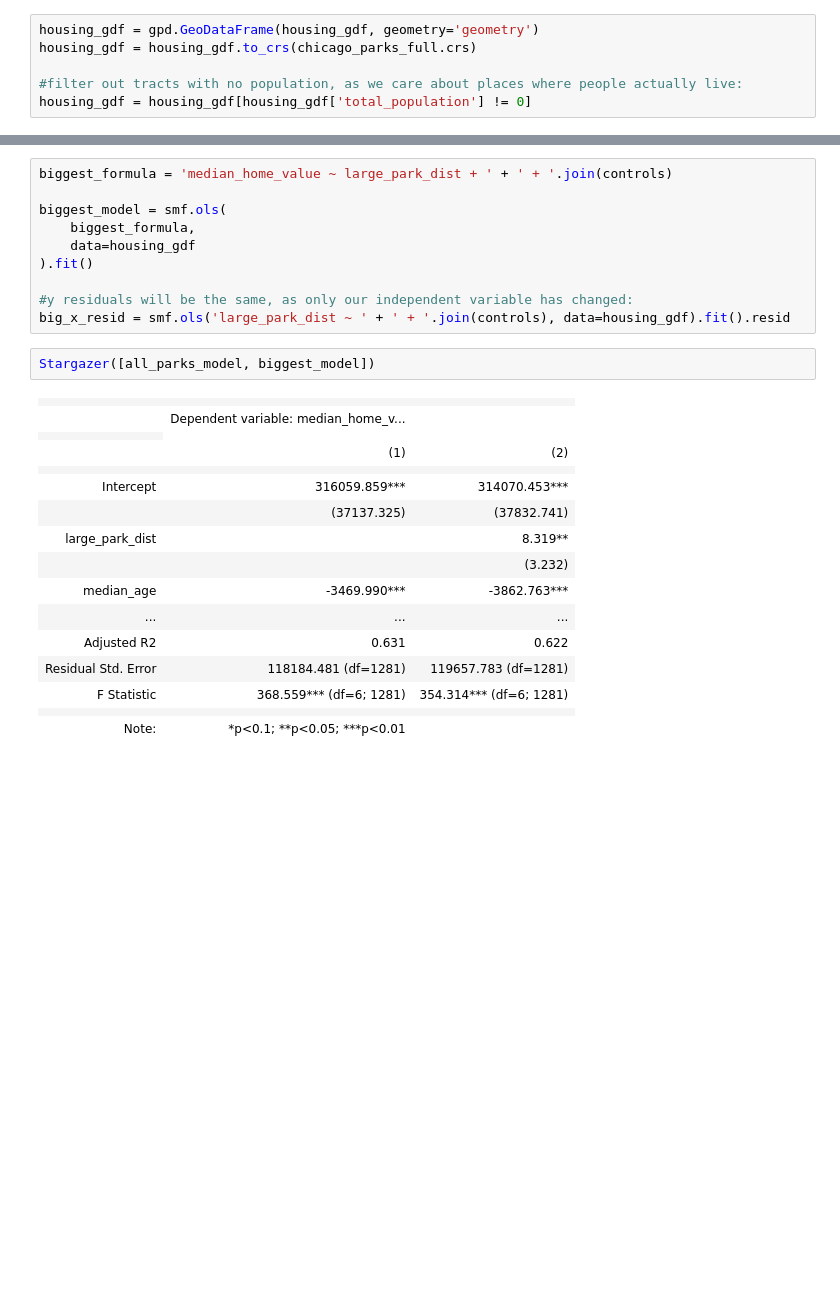
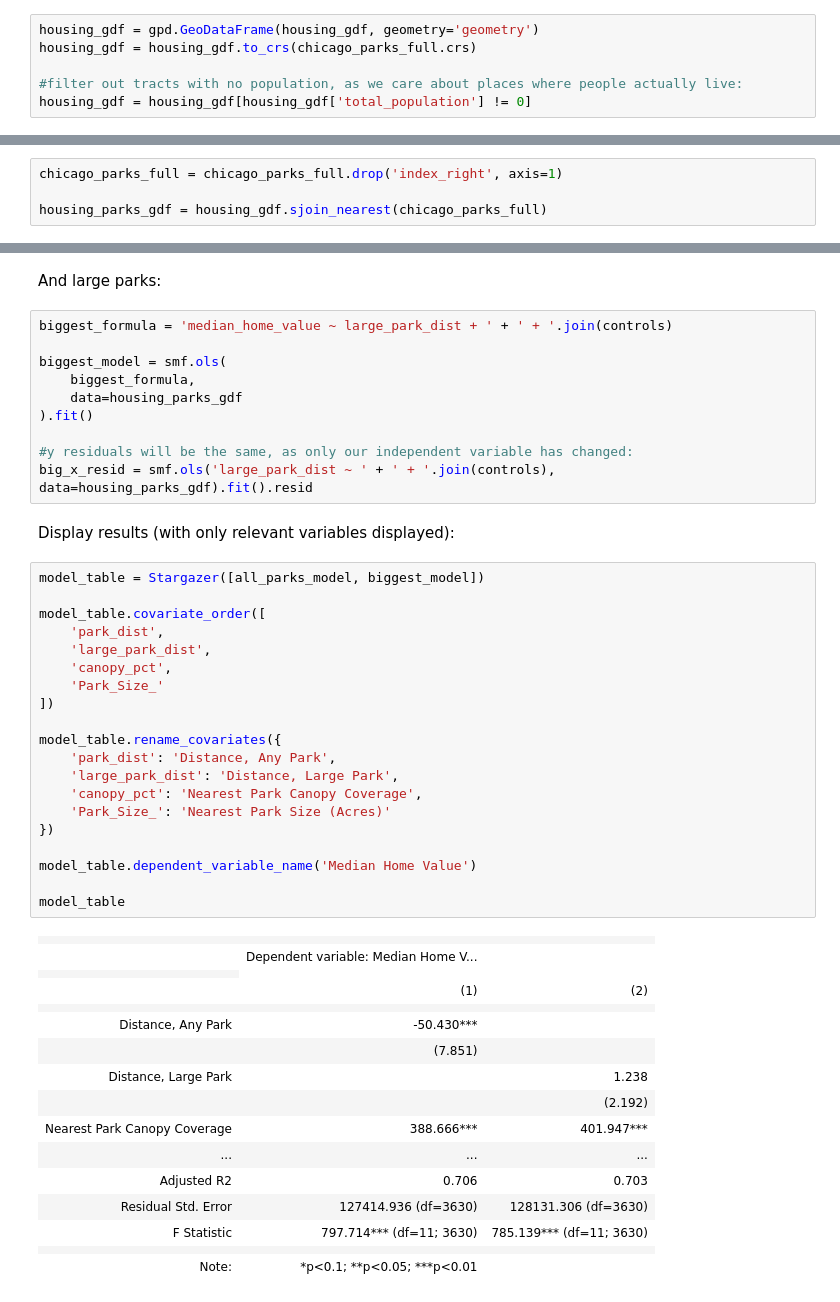
Before and after one commit to adohertymunro/DS-31095-Final-Project, a Jupyter notebook: Final Project.ipynb, the cells around one changed output, grey strips where cells are left out. Cells and saved outputs as stored; diff of their text form; blank space fills up the shorter version.

```diff
--- a/Final Project.ipynb
+++ b/Final Project.ipynb
@@ -451,0 +498,4 @@ One way to visualize a relationship after controlling for other factors is a res
+# %%
+chicago_parks_full = chicago_parks_full.drop('index_right', axis=1)
+
+housing_parks_gdf = housing_gdf.sjoin_nearest(chicago_parks_full)
@@ -499,29 +548,51 @@ strong multicollinearity or other numerical problems.
+# %% [markdown]
+And large parks:
 # %%
 biggest_formula = 'median_home_value ~ large_park_dist + ' + ' + '.join(controls)
 
 biggest_model = smf.ols(
     biggest_formula,
-    data=housing_gdf
+    data=housing_parks_gdf
 ).fit()
 
 #y residuals will be the same, as only our independent variable has changed:
-big_x_resid = smf.ols('large_park_dist ~ ' + ' + '.join(controls), data=housing_gdf).fit().resid
+big_x_resid = smf.ols('large_park_dist ~ ' + ' + '.join(controls), data=housing_parks_gdf).fit().resid
+# %% [markdown]
+Display results (with only relevant variables displayed):
 # %%
-Stargazer([all_parks_model, biggest_model])
+model_table = Stargazer([all_parks_model, biggest_model])
+
+model_table.covariate_order([
+    'park_dist',
+    'large_park_dist',
+    'canopy_pct',
+    'Park_Size_'
+])
+
+model_table.rename_covariates({
+    'park_dist': 'Distance, Any Park',
+    'large_park_dist': 'Distance, Large Park',
+    'canopy_pct': 'Nearest Park Canopy Coverage',
+    'Park_Size_': 'Nearest Park Size (Acres)'
+})
+
+model_table.dependent_variable_name('Median Home Value')
+
+model_table
 # %% [output]
 |  |  |  |
-|  | Dependent variable: median_home_v... |  |
+|  | Dependent variable: Median Home V... |  |
 |  |
 |  | (1) | (2) |
 |  |  |  |
-| Intercept | 316059.859*** | 314070.453*** |
-|  | (37137.325) | (37832.741) |
-| large_park_dist |  | 8.319** |
-|  |  | (3.232) |
-| median_age | -3469.990*** | -3862.763*** |
+| Distance, Any Park | -50.430*** |  |
+|  | (7.851) |  |
+| Distance, Large Park |  | 1.238 |
+|  |  | (2.192) |
+| Nearest Park Canopy Coverage | 388.666*** | 401.947*** |
 | ... | ... | ... |
-| Adjusted R2 | 0.631 | 0.622 |
-| Residual Std. Error | 118184.481 (df=1281) | 119657.783 (df=1281) |
-| F Statistic | 368.559*** (df=6; 1281) | 354.314*** (df=6; 1281) |
+| Adjusted R2 | 0.706 | 0.703 |
+| Residual Std. Error | 127414.936 (df=3630) | 128131.306 (df=3630) |
+| F Statistic | 797.714*** (df=11; 3630) | 785.139*** (df=11; 3630) |
 |  |  |  |
 | Note: | *p<0.1; **p<0.05; ***p<0.01 |  |
```
Also changed, not shown: parts of 42 cells of this notebook.
